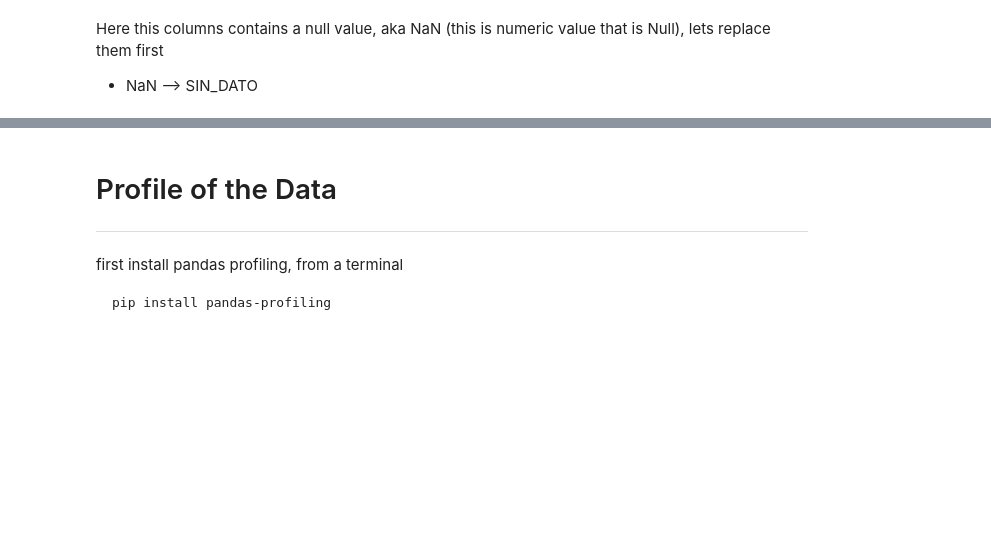
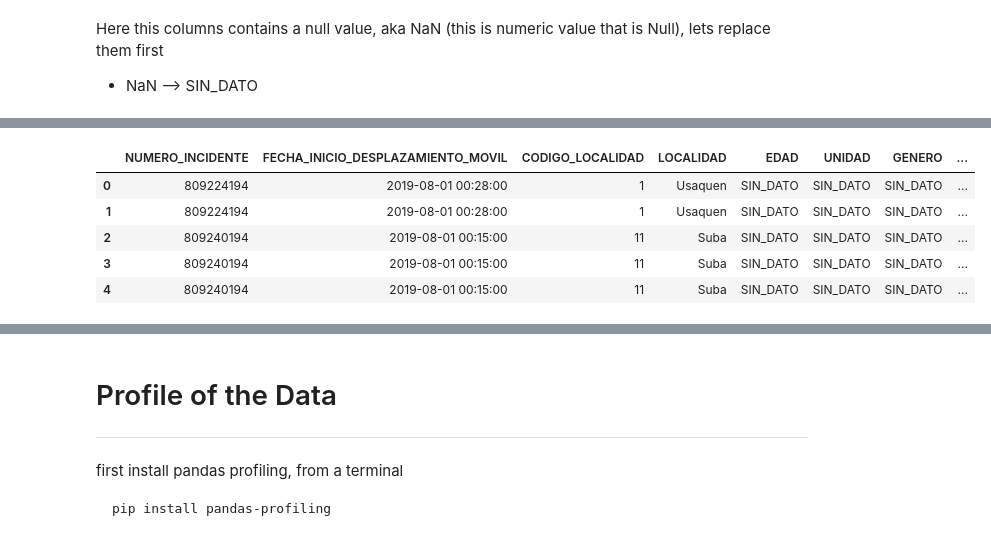
Before and after one commit to Rgalindo85/ESEIT_BigData, a Jupyter notebook: notebooks/0.1.rgalindo-clean-data-july-2019.ipynb, the cells around one changed output, grey strips where cells are left out. Cells and saved outputs as stored; diff of their text form; code cells hidden in the pictures; blank space fills up the shorter version.

Commit message:
include modification for datetime variables

```diff
--- a/notebooks/0.1.rgalindo-clean-data-july-2019.ipynb
+++ b/notebooks/0.1.rgalindo-clean-data-july-2019.ipynb
@@ -234,0 +253,10 @@ raw_data.head()
+# %%
+raw_data['FECHA_INICIO_DESPLAZAMIENTO_MOVIL'] = pd.to_datetime(raw_data['FECHA_INICIO_DESPLAZAMIENTO_MOVIL'], dayfirst=True)
+raw_data.head()
+# %% [output]
+|  | NUMERO_INCIDENTE | FECHA_INICIO_DESPLAZAMIENTO_MOVIL | CODIGO_LOCALIDAD | LOCALIDAD | EDAD | UNIDAD | GENERO | ... |
+| 0 | 809224194 | 2019-08-01 00:28:00 | 1 | Usaquen | SIN_DATO | SIN_DATO | SIN_DATO | ... |
+| 1 | 809224194 | 2019-08-01 00:28:00 | 1 | Usaquen | SIN_DATO | SIN_DATO | SIN_DATO | ... |
+| 2 | 809240194 | 2019-08-01 00:15:00 | 11 | Suba | SIN_DATO | SIN_DATO | SIN_DATO | ... |
+| 3 | 809240194 | 2019-08-01 00:15:00 | 11 | Suba | SIN_DATO | SIN_DATO | SIN_DATO | ... |
+| 4 | 809240194 | 2019-08-01 00:15:00 | 11 | Suba | SIN_DATO | SIN_DATO | SIN_DATO | ... |
```
Also changed, not shown: parts of 16 cells of this notebook.
